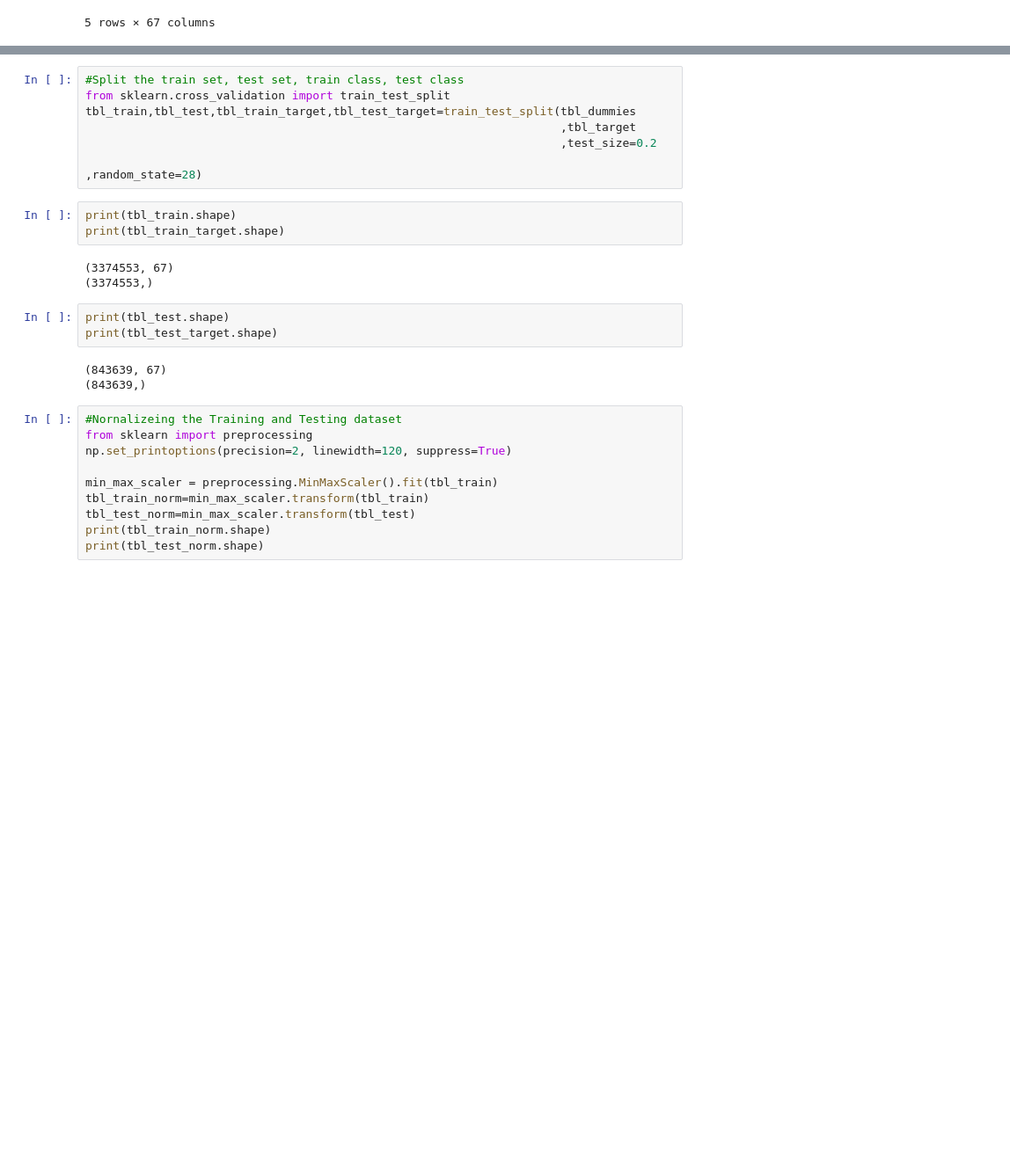
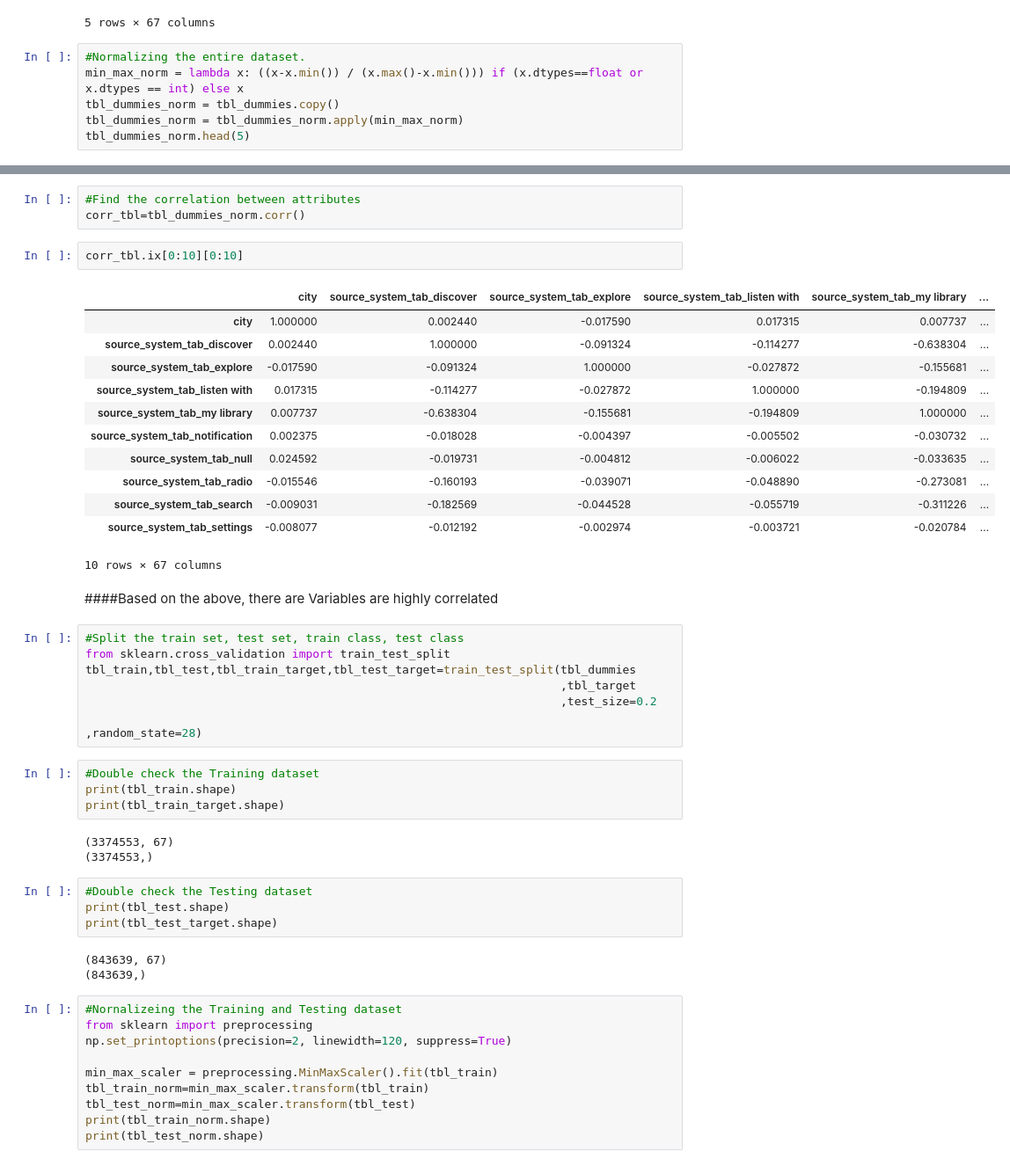
Before and after one commit to kyloop/CSC_478_Programming_Machine_Learning, a Jupyter notebook: CSC478_Project.ipynb, the cells around one changed output, grey strips where cells are left out. Shown at 88% size. Saved outputs shown, nothing was run; the diff lists cells and outputs as text; blank space fills up the shorter version.

```diff
--- a/CSC478_Project.ipynb
+++ b/CSC478_Project.ipynb
@@ -606,3 +594,9 @@ tbl_dummies.head(5)
 | 6 | 13 | 0 | 0 | 0 | 1 | ... |
 | 8 | 15 | 0 | 0 | 0 | 1 | ... |
 5 rows × 67 columns
+# %%
+#Normalizing the entire dataset.
+min_max_norm = lambda x: ((x-x.min()) / (x.max()-x.min())) if (x.dtypes==float or x.dtypes == int) else x
+tbl_dummies_norm = tbl_dummies.copy()
+tbl_dummies_norm = tbl_dummies_norm.apply(min_max_norm)
+tbl_dummies_norm.head(5)
@@ -609,3 +611,23 @@ tbl_dummies.head(5)
+# %%
+#Find the correlation between attributes
+corr_tbl=tbl_dummies_norm.corr()
+# %%
+corr_tbl.ix[0:10][0:10]
+# %% [output]
+|  | city | source_system_tab_discover | source_system_tab_explore | source_system_tab_listen with | source_system_tab_my library | ... |
+| city | 1.000000 | 0.002440 | -0.017590 | 0.017315 | 0.007737 | ... |
+| source_system_tab_discover | 0.002440 | 1.000000 | -0.091324 | -0.114277 | -0.638304 | ... |
+| source_system_tab_explore | -0.017590 | -0.091324 | 1.000000 | -0.027872 | -0.155681 | ... |
+| source_system_tab_listen with | 0.017315 | -0.114277 | -0.027872 | 1.000000 | -0.194809 | ... |
+| source_system_tab_my library | 0.007737 | -0.638304 | -0.155681 | -0.194809 | 1.000000 | ... |
+| source_system_tab_notification | 0.002375 | -0.018028 | -0.004397 | -0.005502 | -0.030732 | ... |
+| source_system_tab_null | 0.024592 | -0.019731 | -0.004812 | -0.006022 | -0.033635 | ... |
+| source_system_tab_radio | -0.015546 | -0.160193 | -0.039071 | -0.048890 | -0.273081 | ... |
+| source_system_tab_search | -0.009031 | -0.182569 | -0.044528 | -0.055719 | -0.311226 | ... |
+| source_system_tab_settings | -0.008077 | -0.012192 | -0.002974 | -0.003721 | -0.020784 | ... |
+10 rows × 67 columns
+# %% [markdown]
+####Based on the above, there are Variables are highly correlated
 # %%
 #Split the train set, test set, train class, test class
 from sklearn.cross_validation import train_test_split
@@ -614,12 +636,14 @@ tbl_train,tbl_test,tbl_train_target,tbl_test_target=train_test_split(tbl_dummies
                                                                      ,test_size=0.2
                                                                      ,random_state=28)
 # %%
+#Double check the Training dataset
 print(tbl_train.shape)
 print(tbl_train_target.shape)
 # %% [output]
 (3374553, 67)
 (3374553,)
 # %%
+#Double check the Testing dataset
 print(tbl_test.shape)
 print(tbl_test_target.shape)
 # %% [output]
```
Also changed, not shown: parts of 27 cells of this notebook.
